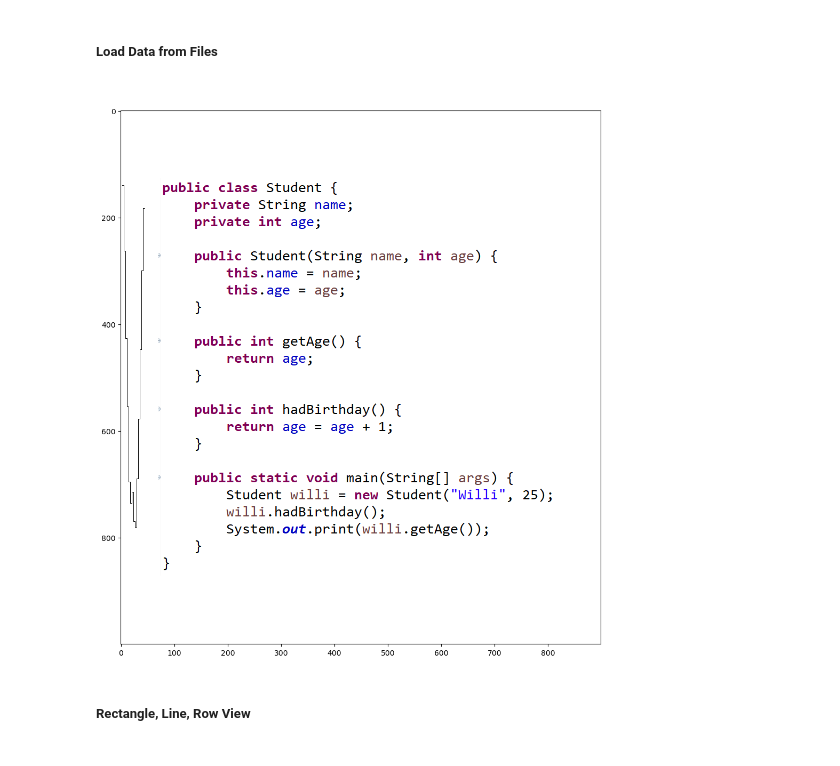
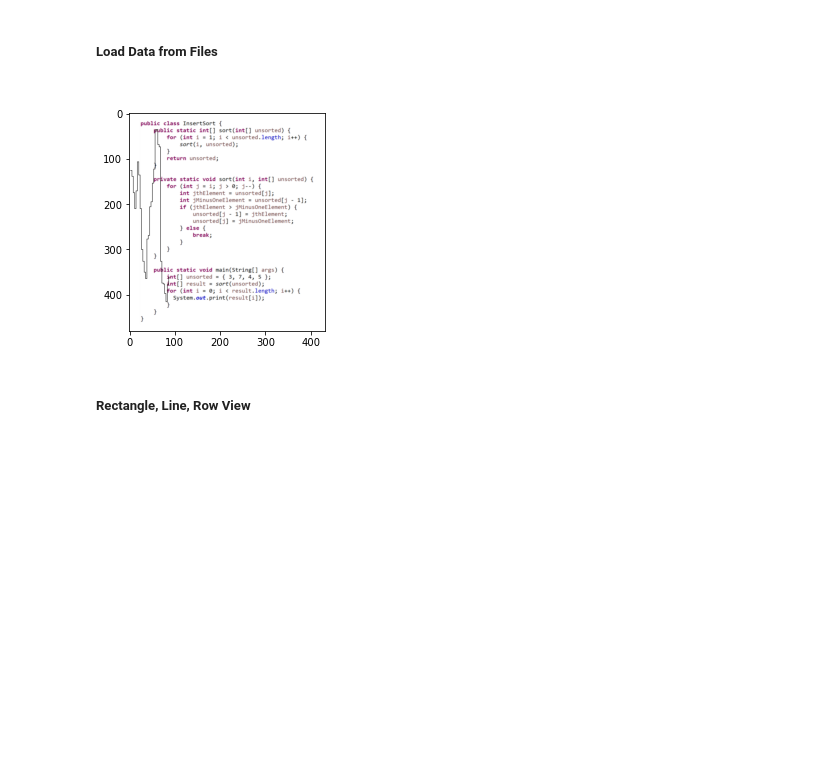
Before and after one commit to brains-on-code/REyeker, a Jupyter notebook: REyeker-DataAnalyses-Python/rEYEker_DataAnalysis.ipynb, the cells around one changed output. Saved outputs shown, nothing was run; the diff lists cells and outputs as text; code cells hidden in the pictures; blank space fills up the shorter version.

Commit message:
fixxed heatmap drawing

```diff
--- a/REyeker-DataAnalyses-Python/rEYEker_DataAnalysis.ipynb
+++ b/REyeker-DataAnalyses-Python/rEYEker_DataAnalysis.ipynb
@@ -18,11 +18,11 @@ import modules.semanticClassifier as semCls
 <h5>Load Data from Files<h5>
 # %%
 #load some image
-image = rEYEker.load_image("images/Student.PNG")
+image = rEYEker.load_image("images/InsertSort.PNG")
 
 #load the classifier if there are some, u can use data sheet from dataAnalysis 1.0
-classifier = rEYEker.load_semantic_classifier_from_json("data/InsertionSort.json")
+classifier = rEYEker.load_semantic_classifier_from_json("data/example.json")
 
 #load the classifier if there are some, u can use data sheet from dataAnalysis 1.0
-(data, click_setting) = rEYEker.load_data_from_json("data/InsertionSort.json")
+(data, times, click_setting) = rEYEker.load_data_from_json("data/example.json")
 # %%
@@ -40,9 +41,9 @@ click_data.append(coordinates)
 data = click_data
 # %%
 im = rEYEker.draw_vertical_line_diagram(image, 0, len(data[0]), data[0], should_copy=True)
-rEYEker.display(im, normal_size=True)
+rEYEker.display(im, normal_size=False)
 # %% [output]
-[figure, old version]
+[figure, new version]
 # %% [markdown]
 <h5>Rectangle, Line, Row View<h5>
 # %%
```
Also changed, not shown: parts of 3 cells of this notebook, 6 other files.
